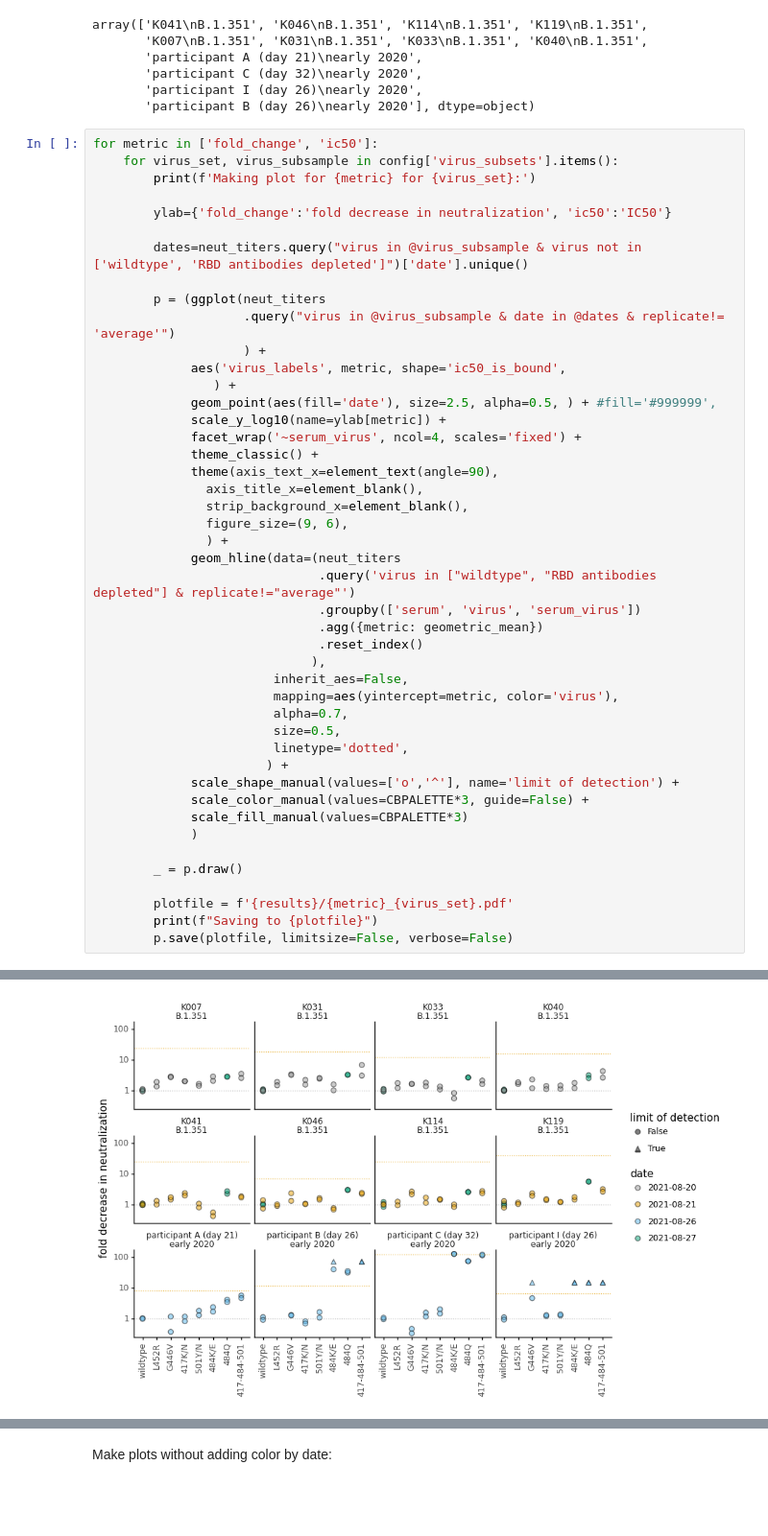
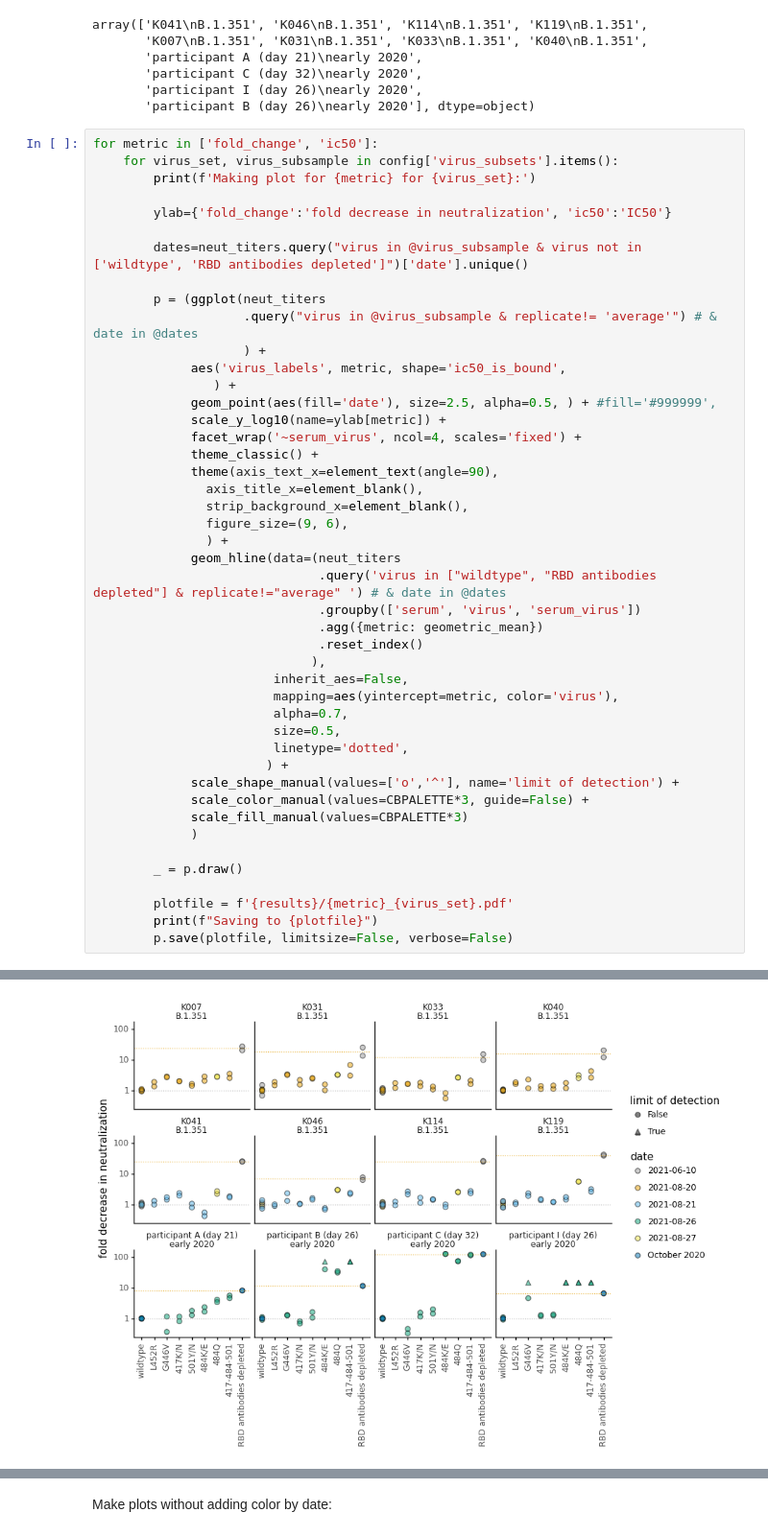
Before and after one commit to jbloomlab/SARS-CoV-2-RBD_B.1.351, a Jupyter notebook: experimental_data/analyze_neut_data.ipynb, the cells around one changed output, grey strips where cells are left out. Shown at 96% size. Cells and saved outputs as stored; diff of their text form; blank space fills up the shorter version.

Commit message:
fix plotting error dropping some WT values

```diff
--- a/experimental_data/analyze_neut_data.ipynb
+++ b/experimental_data/analyze_neut_data.ipynb
@@ -482,7 +482,7 @@ for metric in ['fold_change', 'ic50']:
         dates=neut_titers.query("virus in @virus_subsample & virus not in ['wildtype', 'RBD antibodies depleted']")['date'].unique()
 
         p = (ggplot(neut_titers
-                    .query("virus in @virus_subsample & date in @dates & replicate!= 'average'")
+                    .query("virus in @virus_subsample & replicate!= 'average'") # & date in @dates
                     ) +
              aes('virus_labels', metric, shape='ic50_is_bound',
                 ) +
@@ -494,32 +494,32 @@ for metric in ['fold_change', 'ic50']:
                axis_title_x=element_blank(),
                strip_background_x=element_blank(),
                figure_size=(9, 6),
                ) +
              geom_hline(data=(neut_titers
-                              .query('virus in ["wildtype", "RBD antibodies depleted"] & replicate!="average"')
+                              .query('virus in ["wildtype", "RBD antibodies depleted"] & replicate!="average" ') # & date in @dates
                               .groupby(['serum', 'virus', 'serum_virus'])
                               .agg({metric: geometric_mean})
                               .reset_index()
                              ),
                         inherit_aes=False,
                         mapping=aes(yintercept=metric, color='virus'),
                         alpha=0.7,
                         size=0.5,
                         linetype='dotted',
                        ) +
              scale_shape_manual(values=['o','^'], name='limit of detection') +
              scale_color_manual(values=CBPALETTE*3, guide=False) +
              scale_fill_manual(values=CBPALETTE*3)
              )
 
         _ = p.draw()
 
         plotfile = f'{results}/{metric}_{virus_set}.pdf'
         print(f"Saving to {plotfile}")
         p.save(plotfile, limitsize=False, verbose=False)
 # %% [output]
 Making plot for fold_change for all:
 Saving to results/neut_titers/fold_change_all.pdf
 Making plot for ic50 for all:
 Saving to results/neut_titers/ic50_all.pdf
-[figure, old version]
+[figure, new version]
```
Also changed, not shown: parts of 4 cells of this notebook, 23 other files.
